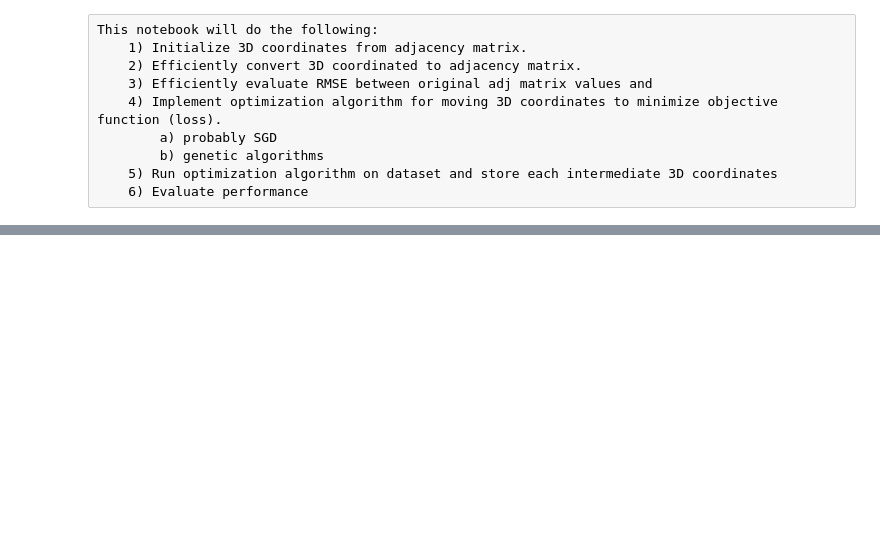
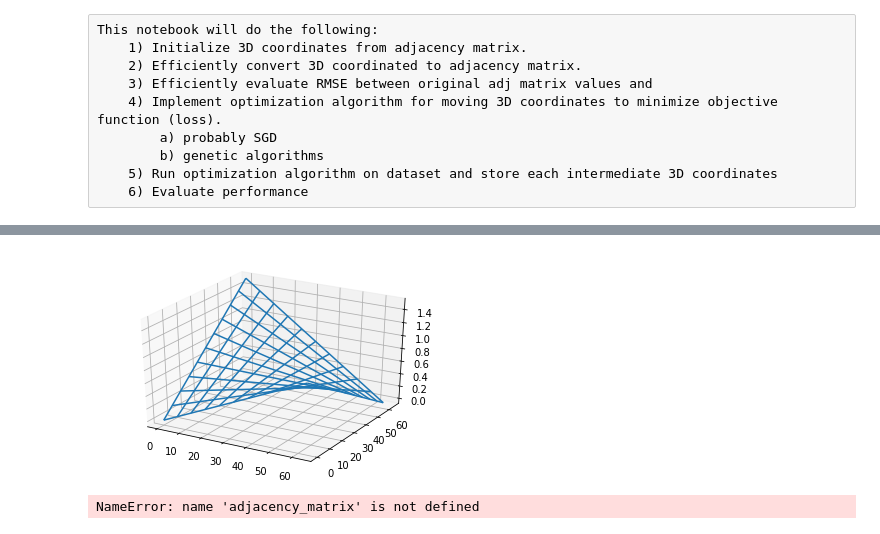
Before and after one commit to gt-big-data/TimePlotter, a Jupyter notebook: analysis/Analysis.ipynb, the cells around one changed output, grey strips where cells are left out. Drawn from its saved outputs; the diff is of its cells as text; code cells hidden in the pictures; blank space fills up the shorter version.

```diff
--- a/analysis/Analysis.ipynb
+++ b/analysis/Analysis.ipynb
@@ -55,8 +40,0 @@ def coordinates_adjacency(coordinates, old_adjacency_matrix):
-# %%
-# take 3D coordinates and return updated 3D coordinates using SGD
-
-def sgd(coordinates, adjacency_matrix):
-
-    raise NotImplementedError()
-
-    return new_coordinates
@@ -63,3 +265,33 @@ def sgd(coordinates, adjacency_matrix):
+# %%
+# take 3D coordinates and return updated 3D coordinates using SGD
+# coordinates is a nx3 numpy array
+# adjacency_matrix is a nxn lil matrix
+
+def sgd(coordinates, adjacency_matrix, delta = 1e-3, alpha = 1e-5):
+    new_coordinates = np.copy(coordinates)
+    # Alpha + Delta are Hyperparameters (ones that you can change)
+    alpha = 0.01
+    # Not sure if #1, deltas should be different, and #2, if they should gradually become lower
+    # this can be played around with
+    deltaX = delta
+    deltaY = delta
+    deltaZ = delta
+    # main iterator that goes through each point updating their x, y, and z value
+    for vertex_index in range(coordinates.shape[0]):
+        new_coordinates[vertex_index, 0] -= (alpha/delta * (RMSEdiff(new_coordinates,
+                                                               adjacency_matrix, vertex_index, deltaX, 0)))
+        new_coordinates[vertex_index, 1] -= (alpha/delta * (RMSEdiff(new_coordinates,
+                                                               adjacency_matrix, vertex_index, deltaY, 1)))
+        new_coordinates[vertex_index, 2] -= (alpha/delta * (RMSEdiff(new_coordinates,
+                                                               adjacency_matrix, vertex_index, deltaZ, 2)))
+    # Not sure if we want to recreate new coordinates
+    return new_coordinates
+# %%
+new_coordinates = sgd(coordinates, original_adjacency_matrix)
+new_coordinates
+plot_coordinates(new_coordinates)
+# %% [output]
+[figure, added]
 # %%
 # run full simulation and return lists of coordinates and rmse
 
@@ -80,15 +316,17 @@ def simulation(adjacency_matrix, num_iterations = 1000):
 # %%
 # dump the simulation into a pandas df and then a csv (not done yet)
 
-simulation(adjacency_matrix)
+coordinates_ls, rmse_ls = simulation(adjacency_matrix, 2, 2, num_iterations = 1e4)
 
-d = {"rmse":,
-    "x":,
-    "y":,
-    "z":}
+d = {"rmse":1,
+    "x":2,
+    "y":3,
+    "z":4}
 
 df = pd.DataFrame(d)
 path = os.path.join(os.getcwd(), "..")
 path = os.path.join(path, "dataset")
 path = os.path.join(path, "simulation.csv")
 df.to_csv(path)
+# %% [output]
+NameError: name 'adjacency_matrix' is not defined
```
Also changed, not shown: parts of 23 cells of this notebook, 2 other files.
